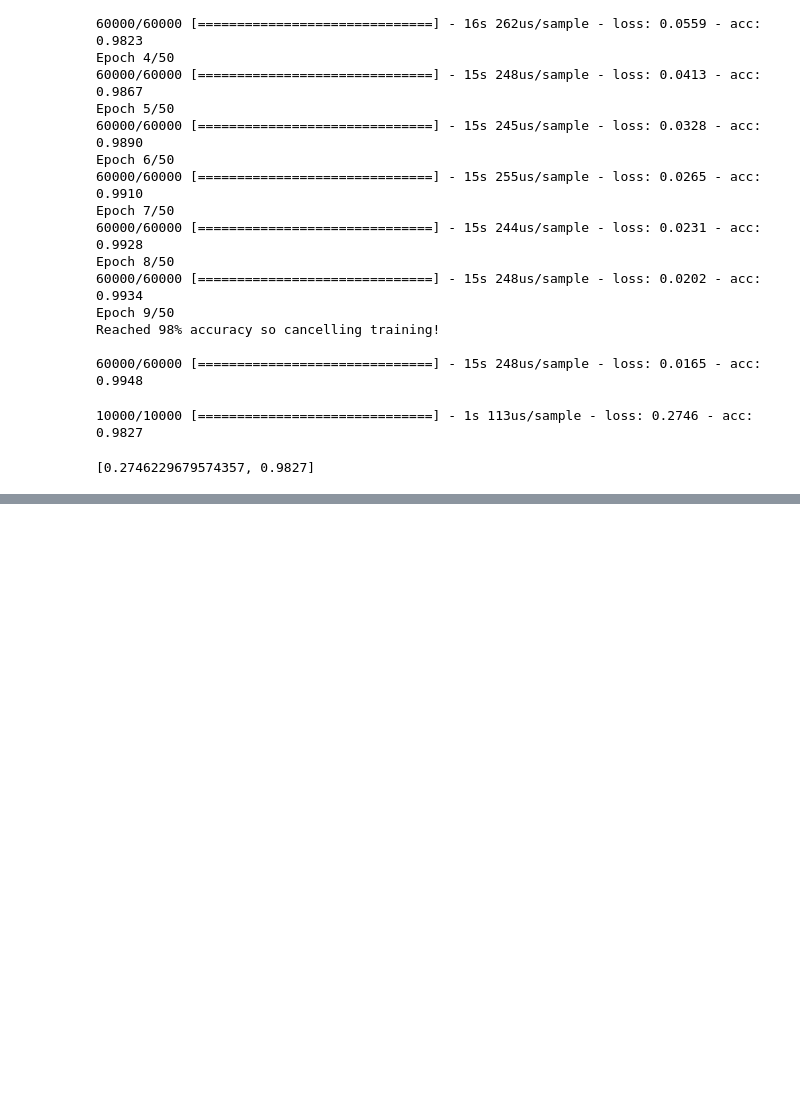
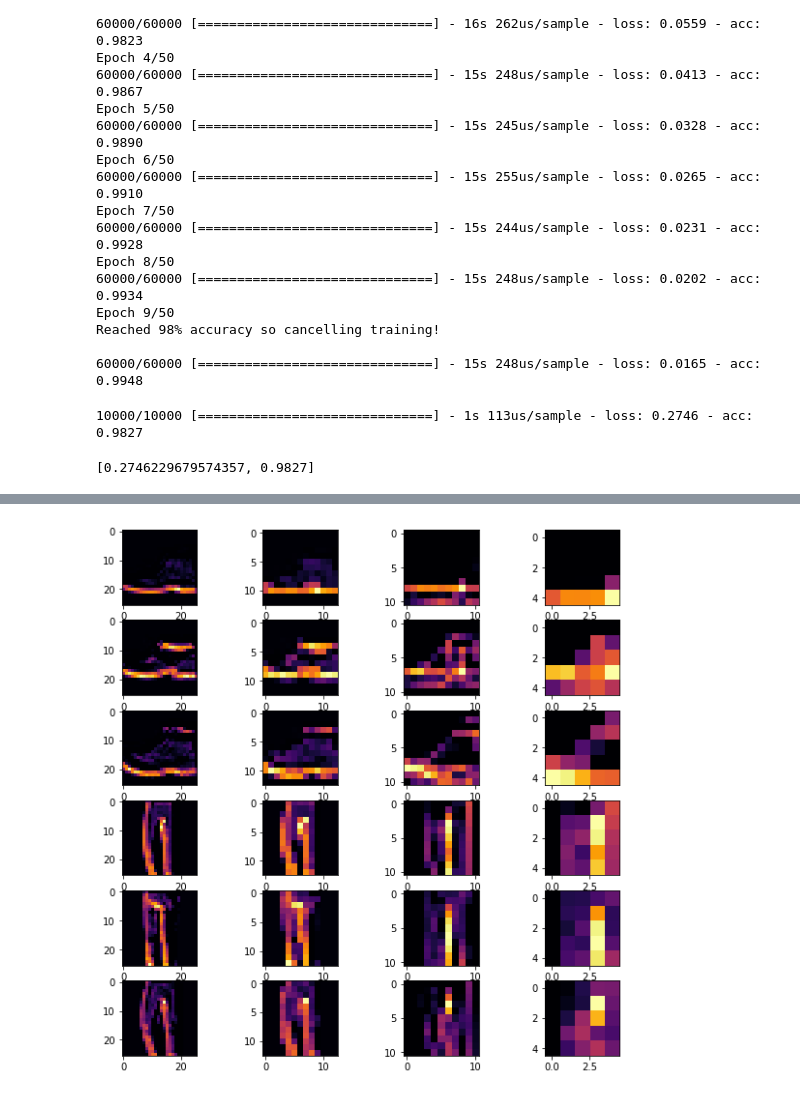
Before and after one commit to Nickel-nc/Deep_Learn_studies, a Jupyter notebook: W1_MNIST_classifier.ipynb, the cells around one changed output, grey strips where cells are left out. Cells and saved outputs as stored; diff of their text form; code cells hidden in the pictures; blank space fills up the shorter version.

```diff
--- a/W1_MNIST_classifier.ipynb
+++ b/W1_MNIST_classifier.ipynb
@@ -352,0 +412,40 @@ model.evaluate(x_test, y_test)
+# %%
+f, axarr = plt.subplots(6,4, figsize=(10, 10))
+
+FIRST_IMAGE=0 # number 9
+SECOND_IMAGE=23 # number 9
+THIRD_IMAGE=28 # number 9
+FOURTH_IMAGE=2 # number 1
+FIFTH_IMAGE=3 # number 1
+SIXTH_IMAGE=5 # number 1
+CONVOLUTION_NUMBER = 1
+
+layer_outputs = [layer.output for layer in model.layers]
+activation_model = tf.keras.models.Model(inputs = model.input, outputs = layer_outputs)
+
+for x in range(0,4):
+    f1 = activation_model.predict(test_images[FIRST_IMAGE].reshape(1, 28, 28, 1))[x]
+    axarr[0,x].imshow(f1[0, : , :, CONVOLUTION_NUMBER], cmap='inferno')
+    axarr[0,x].grid(False)
+
+    f2 = activation_model.predict(test_images[SECOND_IMAGE].reshape(1, 28, 28, 1))[x]
+    axarr[1,x].imshow(f2[0, : , :, CONVOLUTION_NUMBER], cmap='inferno')
+    axarr[1,x].grid(False)
+
+    f3 = activation_model.predict(test_images[THIRD_IMAGE].reshape(1, 28, 28, 1))[x]
+    axarr[2,x].imshow(f3[0, : , :, CONVOLUTION_NUMBER], cmap='inferno')
+    axarr[2,x].grid(False)
+
+    f4 = activation_model.predict(test_images[FOURTH_IMAGE].reshape(1, 28, 28, 1))[x]
+    axarr[3,x].imshow(f4[0, : , :, CONVOLUTION_NUMBER], cmap='inferno')
+    axarr[3,x].grid(False)
+
+    f5 = activation_model.predict(test_images[FIFTH_IMAGE].reshape(1, 28, 28, 1))[x]
+    axarr[4,x].imshow(f5[0, : , :, CONVOLUTION_NUMBER], cmap='inferno')
+    axarr[4,x].grid(False)
+
+    f6 = activation_model.predict(test_images[SIXTH_IMAGE].reshape(1, 28, 28, 1))[x]
+    axarr[5,x].imshow(f6[0, : , :, CONVOLUTION_NUMBER], cmap='inferno')
+    axarr[5,x].grid(False)
+# %% [output]
+[figure, added]
```
Also changed, not shown: parts of 8 cells of this notebook.
